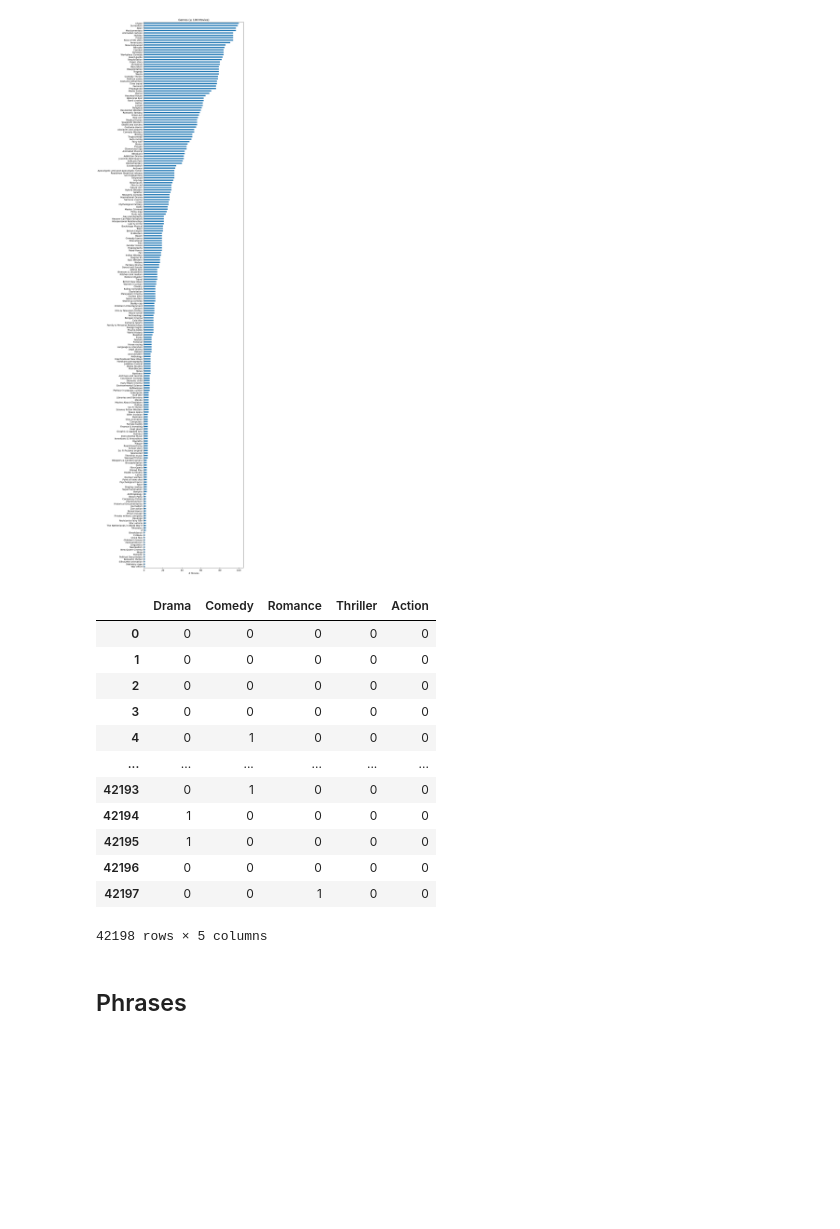
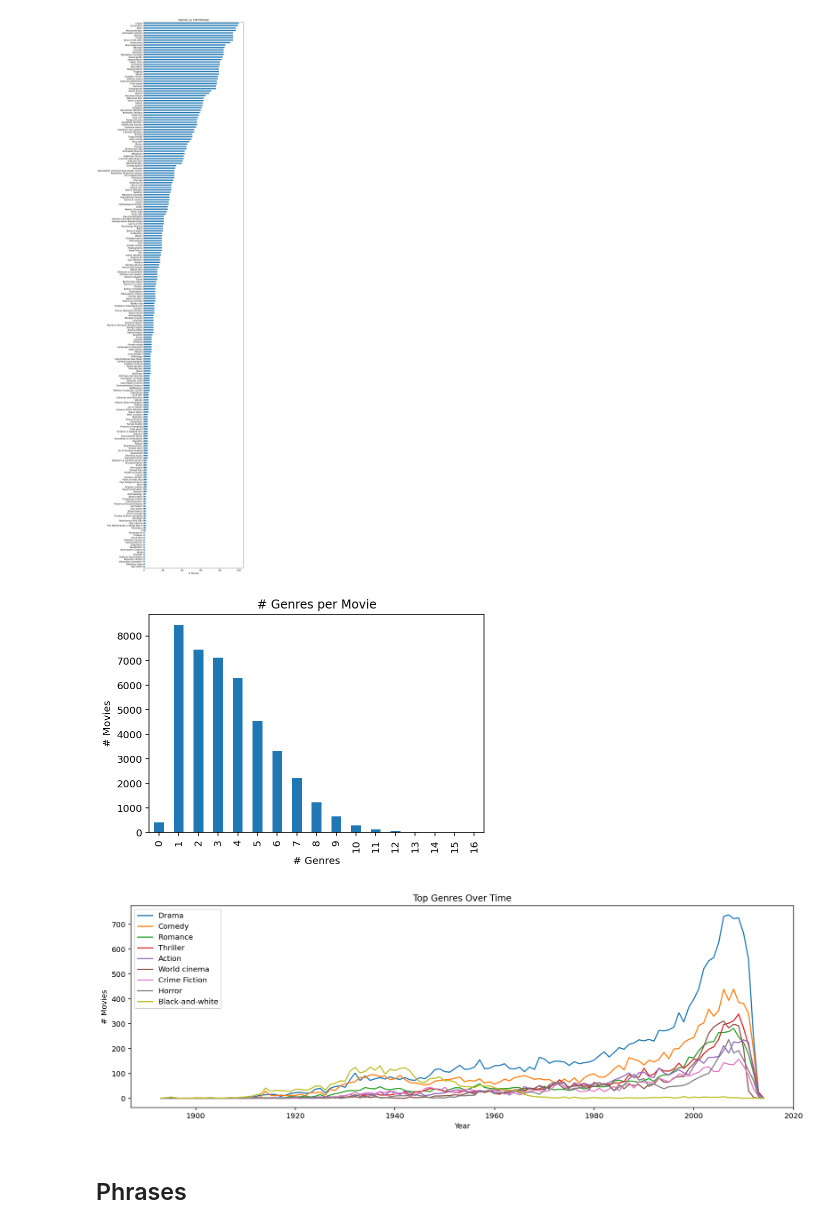
Before and after one commit to A04-Capstone-Group-02/movie-analysis, a Jupyter notebook: notebooks/eda.ipynb, the cells around one changed output. Cells and saved outputs as stored; diff of their text form; code cells hidden in the pictures; blank space fills up the shorter version.

```diff
--- a/notebooks/eda.ipynb
+++ b/notebooks/eda.ipynb
@@ -69,23 +83,22 @@ genres[~genres.gt(100)].plot.barh(ax=ax)
 ax.set(title='Genres (≤ 100 Movies)', xlabel='# Movies');
 # %% [output]
 [figure]
-# %%
-top_genres = df.genres.explode().value_counts().nlargest(5).index
-pd.DataFrame(MultiLabelBinarizer(classes=top_genres).fit_transform(df.genres), columns=top_genres)
-# %% [output]
-|  | Drama | Comedy | Romance | Thriller | Action |
-| 0 | 0 | 0 | 0 | 0 | 0 |
-| 1 | 0 | 0 | 0 | 0 | 0 |
-| 2 | 0 | 0 | 0 | 0 | 0 |
-| 3 | 0 | 0 | 0 | 0 | 0 |
-| 4 | 0 | 1 | 0 | 0 | 0 |
-| ... | ... | ... | ... | ... | ... |
-| 42193 | 0 | 1 | 0 | 0 | 0 |
-| 42194 | 1 | 0 | 0 | 0 | 0 |
-| 42195 | 1 | 0 | 0 | 0 | 0 |
-| 42196 | 0 | 0 | 0 | 0 | 0 |
-| 42197 | 0 | 0 | 1 | 0 | 0 |
-42198 rows × 5 columns
+# %%
+fig, ax = plt.subplots()
+df.genres.str.len().value_counts().sort_index().plot.bar(ax=ax)
+ax.set(title='# Genres per Movie', xlabel='# Genres', ylabel='# Movies');
+# %% [output]
+[figure, added]
+# %%
+top_genres = df.genres.explode().value_counts().nlargest(9).index
+with warnings.catch_warnings():
+    warnings.simplefilter('ignore')  # Ignore UserWarnings from genres not in classes
+    labels = pd.DataFrame(MultiLabelBinarizer(classes=top_genres).fit_transform(df.genres), columns=top_genres)
+fig, ax = plt.subplots(figsize=(16, 5))
+labels.groupby(df.date.dt.year).sum().plot(ax=ax)
+ax.set(title='Top Genres Over Time', xlabel='Year', ylabel='# Movies');
+# %% [output]
+[figure, added]
 # %% [markdown]
 ## Phrases
 # %%
```
Also changed, not shown: parts of 6 cells of this notebook.
